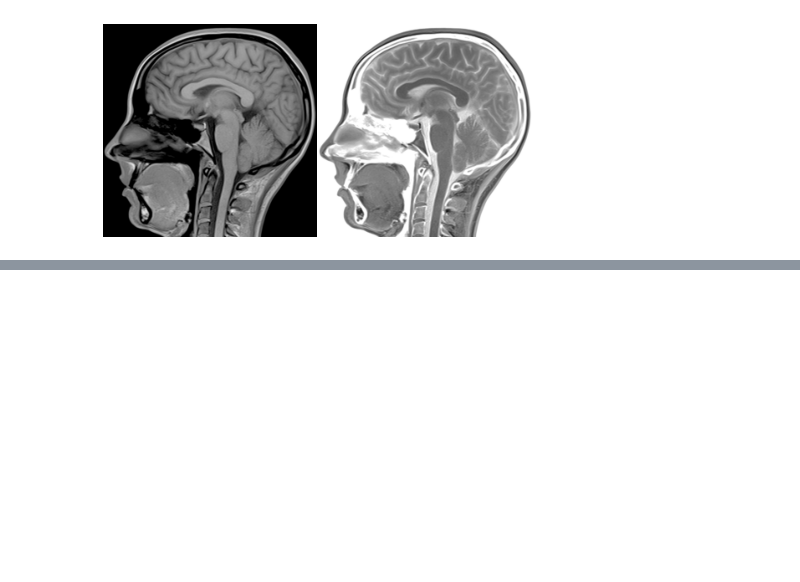
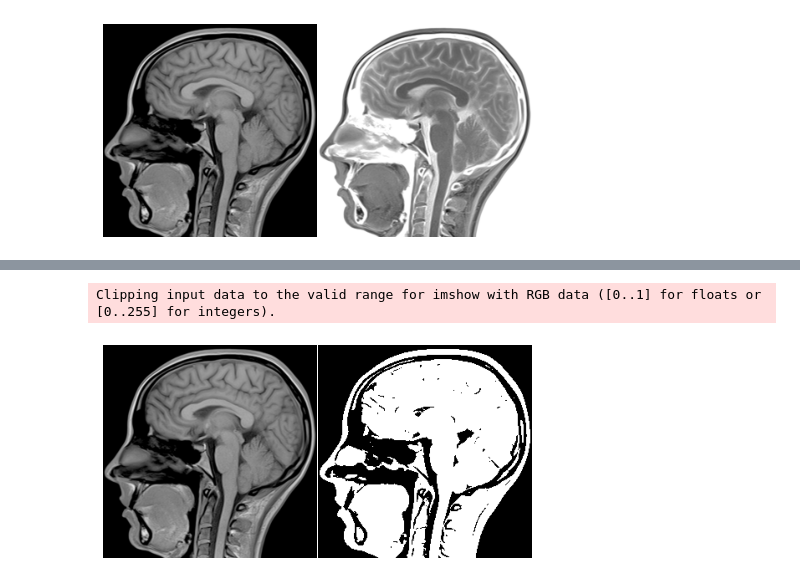
Before and after one commit to Zahra2351373/Bert-Fine-Tuning, a Jupyter notebook: Tutorial3.ipynb, the cells around one changed output, grey strips where cells are left out. Cells and saved outputs as stored; diff of their text form; code cells hidden in the pictures; blank space fills up the shorter version.

```diff
--- a/Tutorial3.ipynb
+++ b/Tutorial3.ipynb
@@ -71,0 +73,28 @@ plt.show()
+# %%
+# Function to map each intensity level to output intensity level.
+def pixelVal(pix, r1, s1, r2, s2):
+ if (0 <= pix and pix <= r1):
+   return (s1 / r1)*pix
+ elif (r1 < pix and pix <= r2):
+   return ((s2 - s1)/(r2 - r1)) * (pix - r1) + s1
+ else:
+    return ((255 - s2)/(255 - r2)) * (pix - r2) + s2
+
+
+# Define parameters.
+r1 = 70
+s1 = 0
+r2 = 140
+s2 = 255
+# Vectorize the function to apply it to each value in the Numpy array.
+pixelVal_vec = np.vectorize(pixelVal)
+# Apply contrast stretching.
+I_contrast_stretched = pixelVal_vec(I, r1, s1, r2, s2)
+plt.figure('Piece-wise Linear Transformation')
+plt.subplot(121), plt.imshow(I), plt.axis('off')
+plt.subplot(122), plt.imshow(I_contrast_stretched), plt.axis('off')
+plt.tight_layout(pad=.2)
+plt.show()
+# %% [output]
+Clipping input data to the valid range for imshow with RGB data ([0..1] for floats or [0..255] for integers).
+[figure, added]
```
Also changed, not shown: parts of 11 cells of this notebook.
